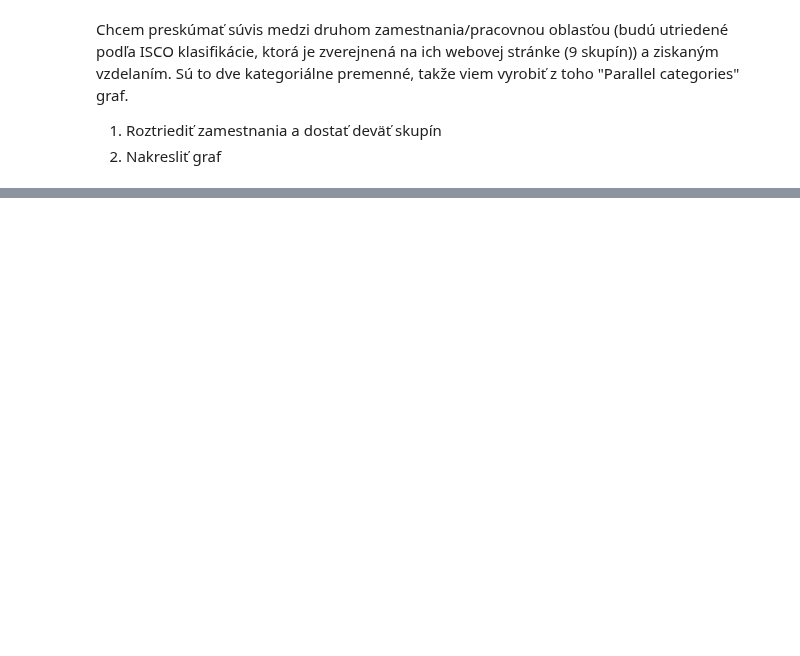
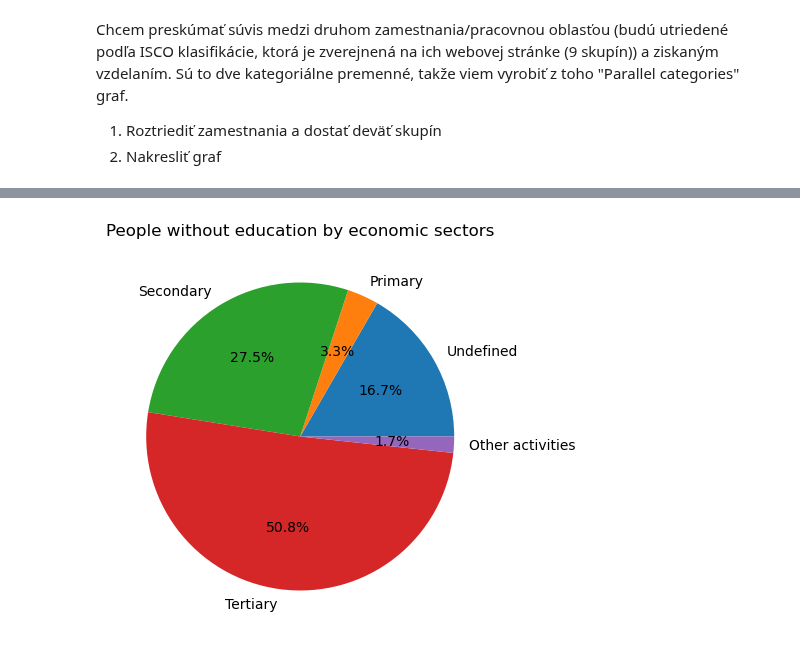
Before and after one commit to AndruKP/mathprofi-education, a Jupyter notebook: Oleksandr.ipynb, the cells around one changed output, grey strips where cells are left out. Saved outputs shown, nothing was run; the diff lists cells and outputs as text; code cells hidden in the pictures; blank space fills up the shorter version.

```diff
--- a/Oleksandr.ipynb
+++ b/Oleksandr.ipynb
@@ -219,10 +234,11 @@ pass
 # %%
-table_for_parallel_cat2 = table_for_parallel_cat.drop_duplicates(['Druh vzdelania', 'Ekonomický sektor', 'Súčet vnútri sektora'])
-#display(table_for_parallel_cat2)
+table_for_pie = table4_pom.drop_duplicates(['Druh vzdelania', 'Ekonomický sektor (NACE - sekcie)', 'Súčet vnútri sektora'])
 # %%
 figure, axes = plt.subplots(figsize=(8,5))
-axes.pie(x=table_for_parallel_cat2.query('`Druh vzdelania` == "neziskané"')['Súčet pre vzdelanie'], labels=table_for_parallel_cat2.query('`Druh vzdelania` == "neziskané"')['Ekonomický sektor'], autopct="%.1f%%")
+axes.pie(x=table_for_pie.query('`Druh vzdelania` == "neziskané"')['Súčet pre vzdelanie'], labels=table_for_pie.query('`Druh vzdelania` == "neziskané"')['Ekonomický sektor (NACE - sekcie)'], autopct="%.1f%%")
 axes.set_title('People without education by economic sectors')
 pass
+# %% [output]
+[figure, added]
 # %%
 figure, axes = plt.subplots(figsize=(8,5))
```
Also changed, not shown: parts of 35 cells of this notebook.
